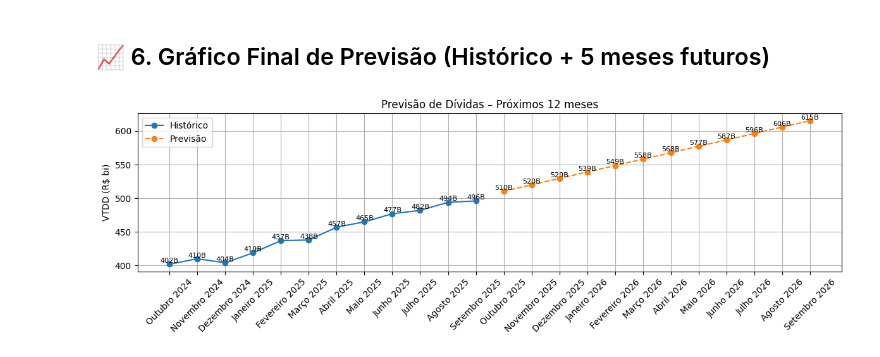
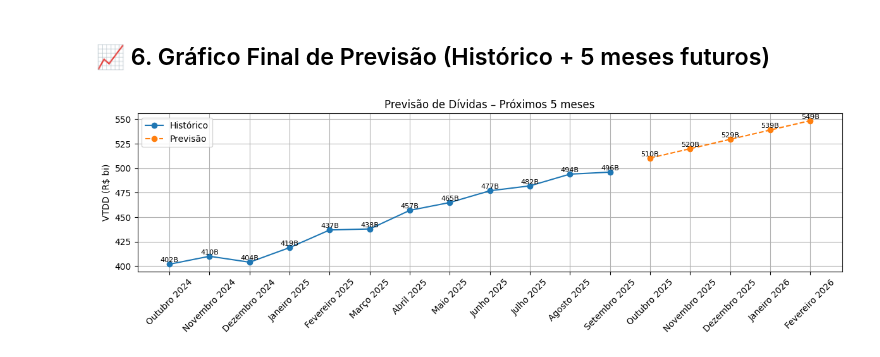
Before and after one commit to GrupoMackenzie/ProjetoAplicado02-DataScience-Mackenzie-2025, a Jupyter notebook: notebooks/EDA_Serasa.ipynb, the cells around one changed output. Drawn from its saved outputs; the diff is of its cells as text; code cells hidden in the pictures.

```diff
--- a/notebooks/EDA_Serasa.ipynb
+++ b/notebooks/EDA_Serasa.ipynb
@@ -348,36 +348,36 @@ RMSE teste (R$ bi): 3.80
 def plot_forecast(df, future_pred):
 
     x_hist = df["PERIODO"].tolist()
-    x_future = ["out/25","nov/25","dez/25", "jan/26", "fev/26", "mar/26", "abr/26", "mai/26", "jun/26", "jul/26", "ago/26", "set/26"]
+    x_future = ["out/25","nov/25","dez/25", "jan/26", "fev/26"]
 
     y_hist = df["VTDD_BI"].values
-    y_future = future_pred
+    y_future = future_pred[:5]
 
     labels_hist = [periodo_full_label(p) for p in x_hist]
     labels_future = [periodo_full_label(p) for p in x_future]
     labels_all = labels_hist + labels_future
 
     x_hist_idx = np.arange(len(x_hist))
-    x_future_idx = np.arange(len(x_hist), len(x_hist)+12)
+    x_future_idx = np.arange(len(x_hist), len(x_hist)+5)
 
     plt.figure(figsize=(12,4))
     plt.plot(x_hist_idx, y_hist, marker="o", label="Histórico")
     plt.plot(x_future_idx, y_future, marker="o", linestyle="--", label="Previsão")
 
     plt.xticks(np.arange(len(labels_all)), labels_all, rotation=45)
     plt.ylabel("VTDD (R$ bi)")
-    plt.title("Previsão de Dívidas – Próximos 12 meses")
+    plt.title("Previsão de Dívidas – Próximos 5 meses")
     plt.legend()
 
     for x, y in zip(x_hist_idx, y_hist):
         plt.text(x, y+2, f"{round(y)}B", ha="center", fontsize=8)
 
     for x, y in zip(x_future_idx, y_future):
         plt.text(x, y+2, f"{round(y)}B", ha="center", fontsize=8)
 
     plt.tight_layout()
     plt.show()
 
 plot_forecast(df, future_pred)
 # %% [output]
-[figure, old version]
+[figure, new version]
```
